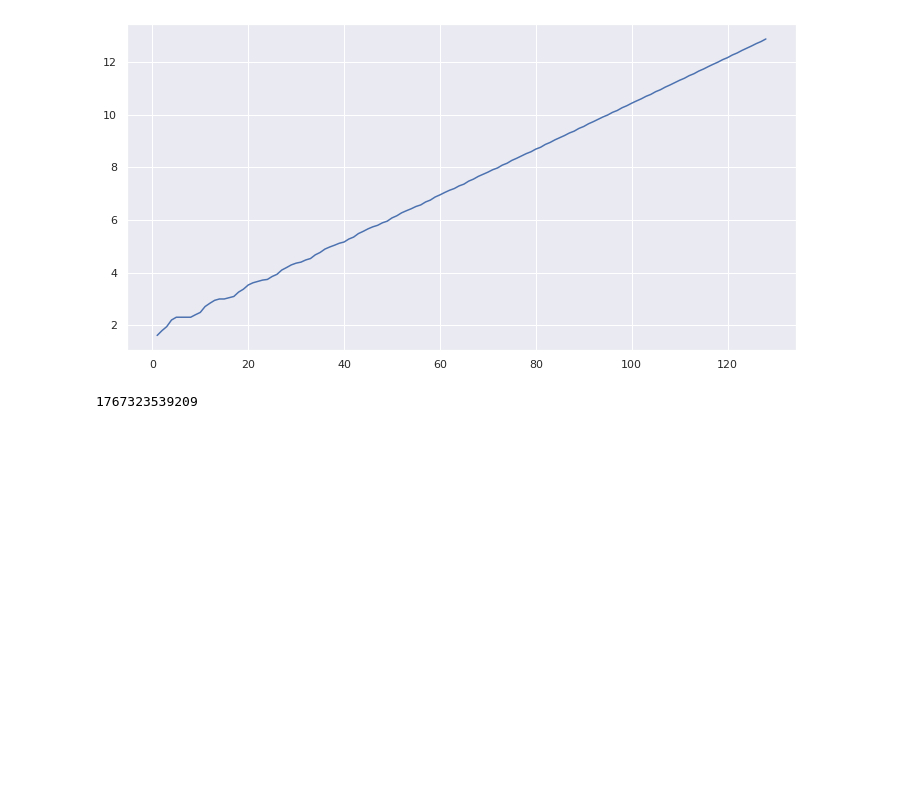
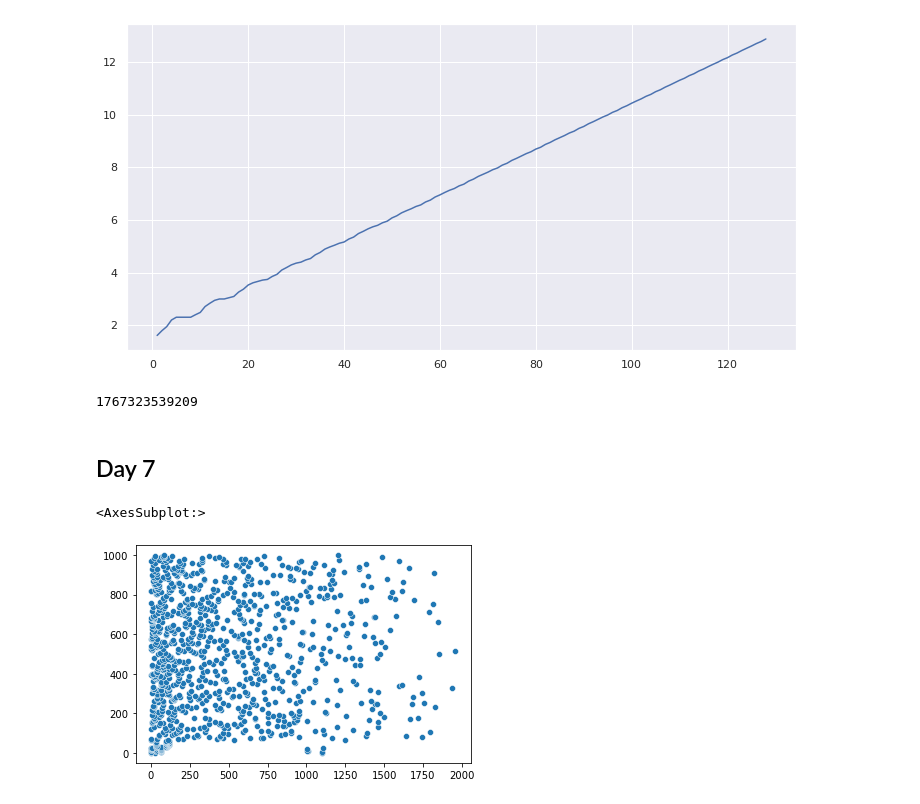
Before and after one commit to Wolframfriele/aoc, a Jupyter notebook: 2021/adventofcode_2021.ipynb, the cells around one changed output. Saved outputs shown, nothing was run; the diff lists cells and outputs as text; code cells hidden in the pictures; blank space fills up the shorter version.

```diff
--- a/2021/adventofcode_2021.ipynb
+++ b/2021/adventofcode_2021.ipynb
@@ -184,3 +189,16 @@ lantarn_sim = LantarnFish(lantern_start_pop)
 lantarn_sim.simulate_fish(256)
 # %% [output]
 1767323539209
+# %% [markdown]
+## Day 7
+# %%
+data = ReadData("data/7.txt", lines=False, read_int=False)
+data.special_split(",")
+horizontal_position = [int(i) for i in data]
+y = [i for i in range(len(horizontal_position))]
+
+sns.set(rc={"figure.figsize":(12, 6)})
+sns.scatterplot(x=horizontal_position, y=y)
+# %% [output]
+<AxesSubplot:>
+[figure, added]
```
Also changed, not shown: parts of 4 cells of this notebook, 22 other files.
